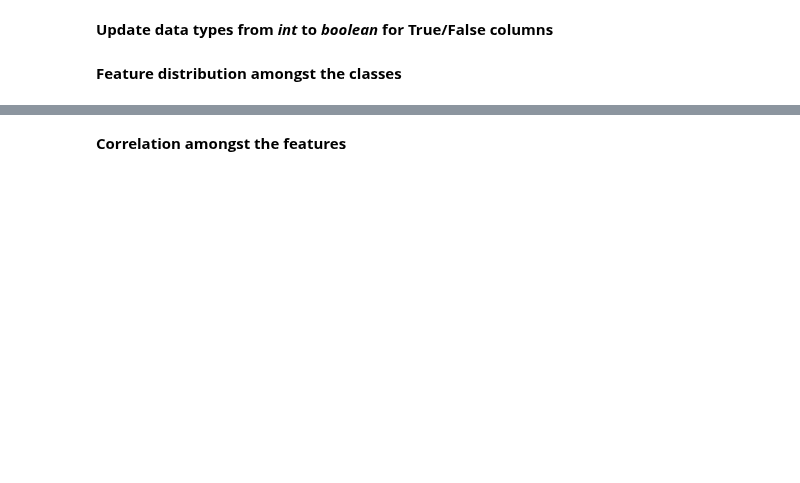
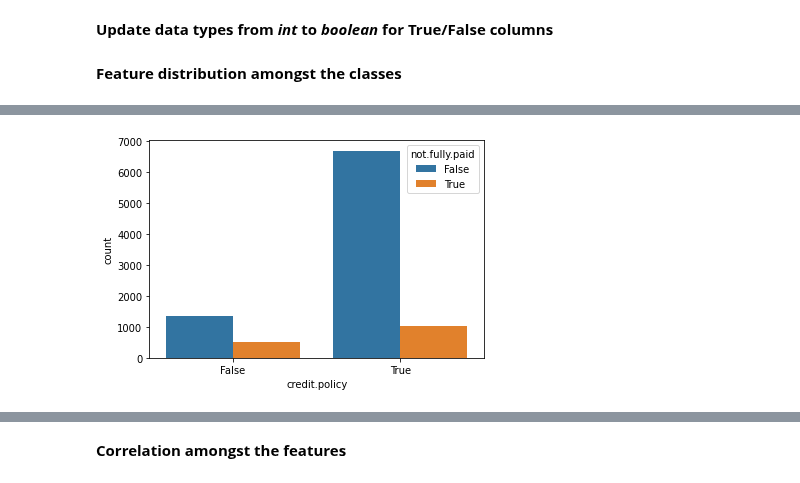
Before and after one commit to deepthiab/Loans_LC, a Jupyter notebook: EDA.ipynb, the cells around one changed output, grey strips where cells are left out. Drawn from its saved outputs; the diff is of its cells as text; code cells hidden in the pictures; blank space fills up the shorter version.

```diff
--- a/EDA.ipynb
+++ b/EDA.ipynb
@@ -71,0 +93,5 @@ for i in numbers:
+# %%
+sns.countplot(data=loan_data, x='credit.policy',  hue='not.fully.paid')
+plt.show()
+# %% [output]
+[figure, added]
```
Also changed, not shown: parts of 15 cells of this notebook, 3 other files.
